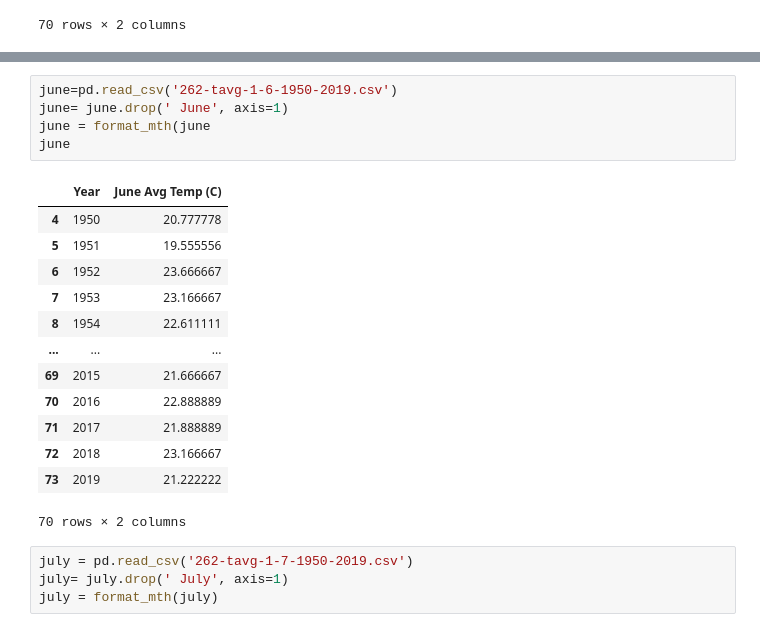
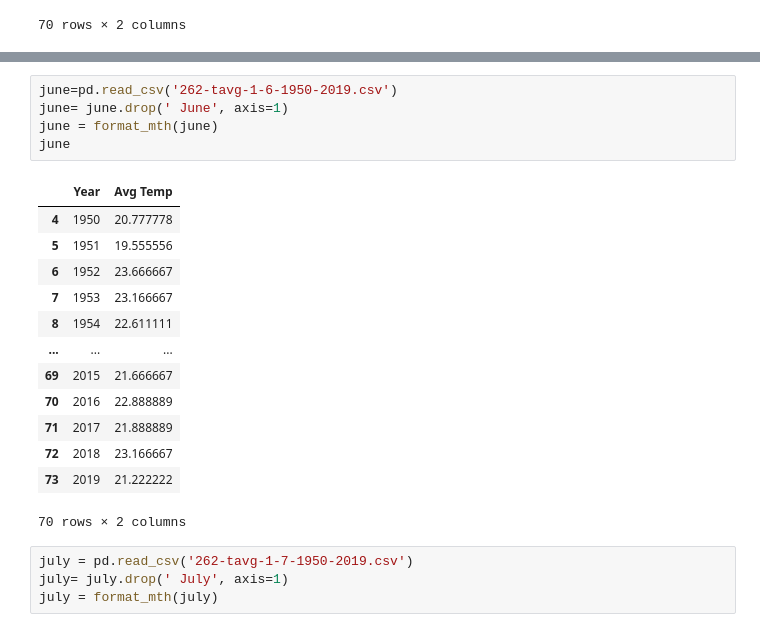
Before and after one commit to laniepreston/CapstoneCode, a Jupyter notebook: regression_models_2.ipynb, the cells around one changed output, grey strips where cells are left out. Saved outputs shown, nothing was run; the diff lists cells and outputs as text.

```diff
--- a/regression_models_2.ipynb
+++ b/regression_models_2.ipynb
@@ -56,10 +57,10 @@ may
 # %%
 june=pd.read_csv('262-tavg-1-6-1950-2019.csv')
 june= june.drop(' June', axis=1)
-june = format_mth(june
+june = format_mth(june)
 june
 # %% [output]
-|  | Year | June Avg Temp (C) |
+|  | Year | Avg Temp |
 | 4 | 1950 | 20.777778 |
 | 5 | 1951 | 19.555556 |
 | 6 | 1952 | 23.666667 |
```
Also changed, not shown: parts of 25 cells of this notebook, 9 other files.
